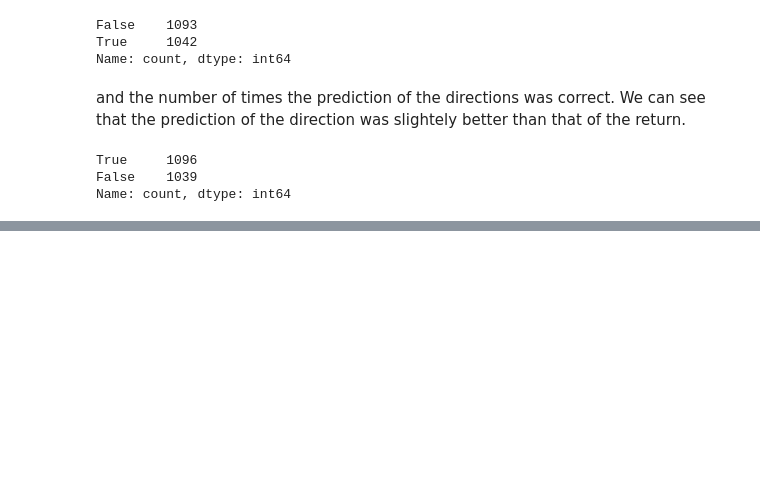
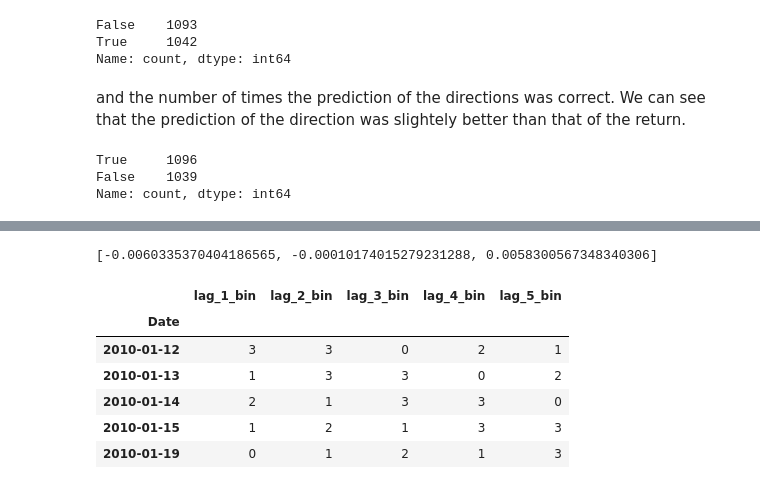
Before and after one commit to luigiselmi/finstat, a Jupyter notebook: hilpisch/ch15_trading_strategies.ipynb, the cells around one changed output, grey strips where cells are left out. Saved outputs shown, nothing was run; the diff lists cells and outputs as text; code cells hidden in the pictures; blank space fills up the shorter version.

```diff
--- a/hilpisch/ch15_trading_strategies.ipynb
+++ b/hilpisch/ch15_trading_strategies.ipynb
@@ -455,0 +719,4 @@ data[['returns', 'strat_returns', 'strat_directions']].cumsum().apply(np.exp).pl
+# %%
+data.dropna(inplace=True)
+# %%
+fit_models(data)
@@ -455,0 +748,5 @@ data[['returns', 'strat_returns', 'strat_directions']].cumsum().apply(np.exp).pl
+# %%
+bins = [mu - v, mu, mu + v]
+bins
+# %% [output]
+[-0.0060335370404186565, -0.00010174015279231288, 0.0058300567348340306]
@@ -455,0 +755,10 @@ data[['returns', 'strat_returns', 'strat_directions']].cumsum().apply(np.exp).pl
+# %%
+data[cols_bin].head()
+# %% [output]
+|  | lag_1_bin | lag_2_bin | lag_3_bin | lag_4_bin | lag_5_bin |
+| Date |  |  |  |  |  |
+| 2010-01-12 | 3 | 3 | 0 | 2 | 1 |
+| 2010-01-13 | 1 | 3 | 3 | 0 | 2 |
+| 2010-01-14 | 2 | 1 | 3 | 3 | 0 |
+| 2010-01-15 | 1 | 2 | 1 | 3 | 3 |
+| 2010-01-19 | 0 | 1 | 2 | 1 | 3 |
```
Also changed, not shown: parts of 82 cells of this notebook.
